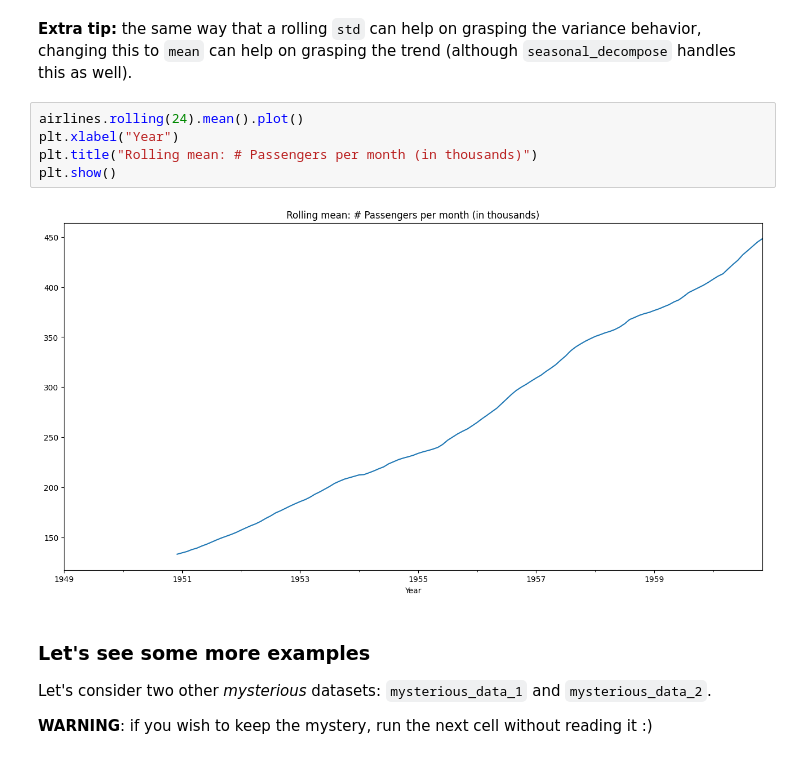
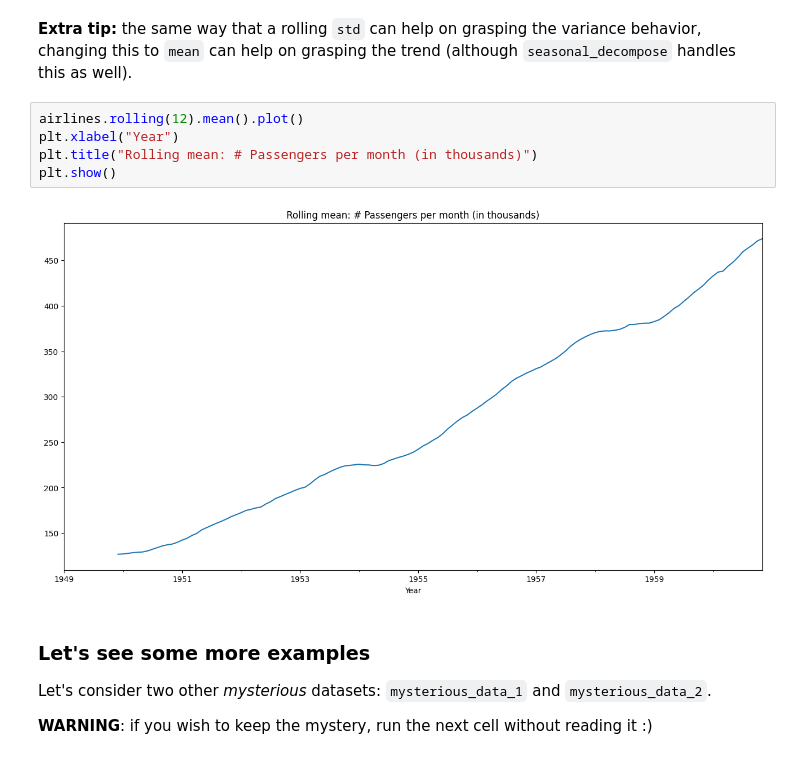
Before and after one commit to nosportugal/faast-data-science, a Jupyter notebook: courses/time_series/BLU05 - Classical Time Series Models/BLU05 - Learning Notebook - Part 1 of 3 - Time Series Components.ipynb, the cells around one changed output. Saved outputs shown, nothing was run; the diff lists cells and outputs as text.

```diff
--- a/courses/time_series/BLU05 - Classical Time Series Models/BLU05 - Learning Notebook - Part 1 of 3 - Time Series Components.ipynb
+++ b/courses/time_series/BLU05 - Classical Time Series Models/BLU05 - Learning Notebook - Part 1 of 3 - Time Series Components.ipynb
@@ -140,12 +136,12 @@ Name: resid, dtype: float64
 # %% [markdown]
 **Extra tip:** the same way that a rolling `std` can help on grasping the variance behavior, changing this to `mean` can help on grasping the trend (although `seasonal_decompose` handles this as well).
 # %%
-airlines.rolling(24).mean().plot()
+airlines.rolling(12).mean().plot()
 plt.xlabel("Year")
 plt.title("Rolling mean: # Passengers per month (in thousands)")
 plt.show()
 # %% [output]
-[figure, old version]
+[figure, new version]
 # %% [markdown]
 ### Let's see some more examples
 Let's consider two other *mysterious* datasets: `mysterious_data_1` and `mysterious_data_2`.
```
Also changed, not shown: parts of 6 cells of this notebook.
